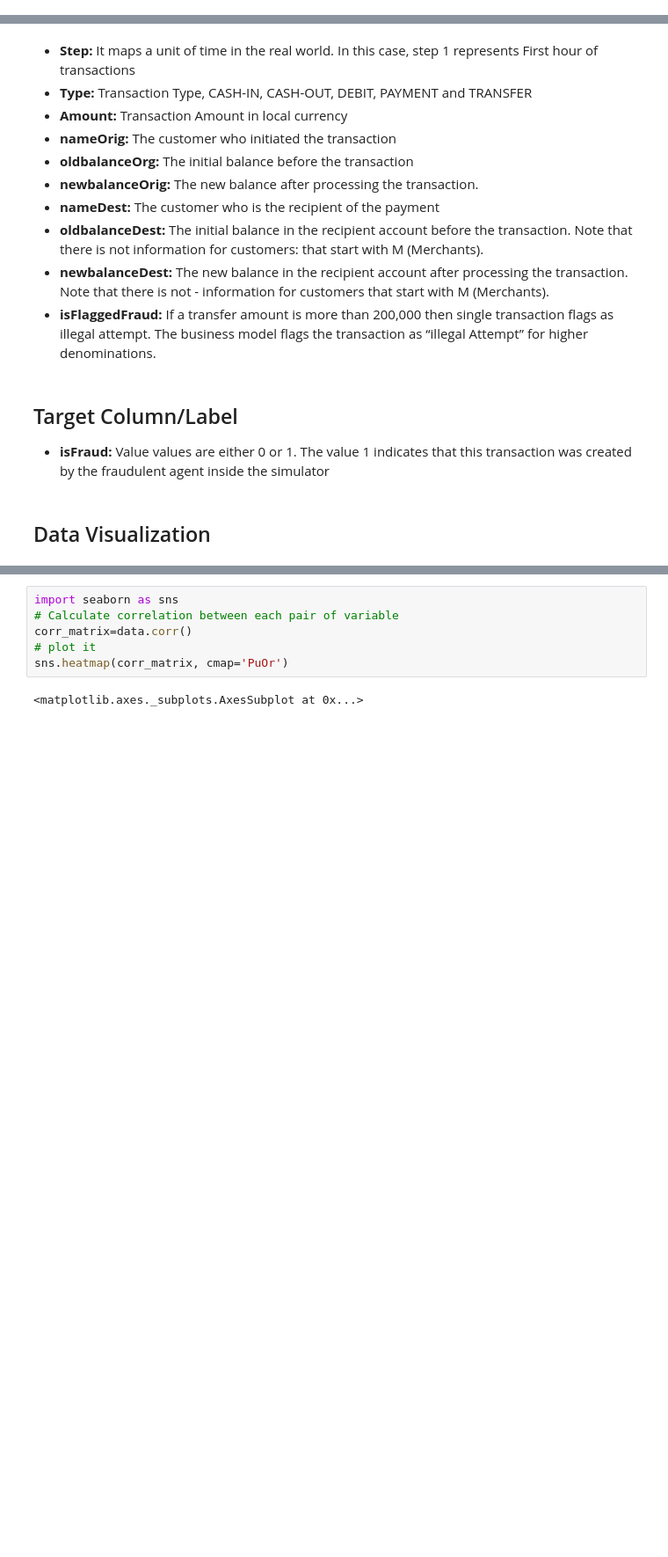
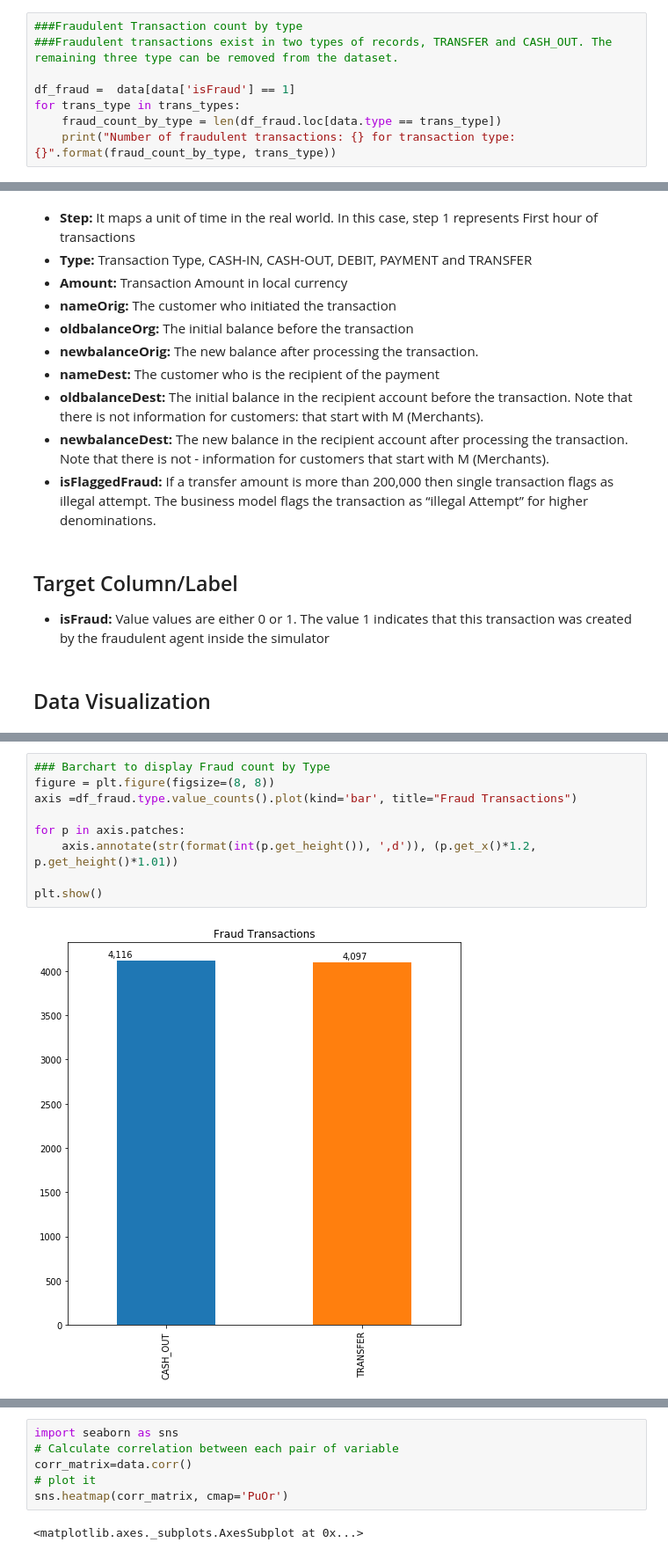
Before and after one commit to venkat998899/machine-learning, a Jupyter notebook: projects/capstone/payments_fraud.ipynb, the cells around one changed output, grey strips where cells are left out. Shown at 88% size. Drawn from its saved outputs; the diff is of its cells as text; blank space fills up the shorter version.

```diff
--- a/projects/capstone/payments_fraud.ipynb
+++ b/projects/capstone/payments_fraud.ipynb
@@ -210,3 +199,11 @@ Number of fraudulent transactions: 0 for transaction type: CASH_IN
 | 81 | 1 | TRANSFER | 78766.03 | C1376151044 | 0.00 | 0.0 | C1749186397 | 103772.00 | ... |
 | 82 | 1 | TRANSFER | 224606.64 | C873175411 | 0.00 | 0.0 | C766572210 | 354678.92 | ... |
 | 83 | 1 | TRANSFER | 125872.53 | C1443967876 | 0.00 | 0.0 | C392292416 | 348512.00 | ... |
+# %%
+###Fraudulent Transaction count by type
+###Fraudulent transactions exist in two types of records, TRANSFER and CASH_OUT. The remaining three type can be removed from the dataset.
+
+df_fraud =  data[data['isFraud'] == 1]
+for trans_type in trans_types:
+    fraud_count_by_type = len(df_fraud.loc[data.type == trans_type])
+    print("Number of fraudulent transactions: {} for transaction type: {}".format(fraud_count_by_type, trans_type))
@@ -285,0 +297,11 @@ h.figure.set_size_inches(10,6)
+# %%
+### Barchart to display Fraud count by Type
+figure = plt.figure(figsize=(8, 8))
+axis =df_fraud.type.value_counts().plot(kind='bar', title="Fraud Transactions")
+
+for p in axis.patches:
+    axis.annotate(str(format(int(p.get_height()), ',d')), (p.get_x()*1.2, p.get_height()*1.01))
+
+plt.show()
+# %% [output]
+[figure, added]
```
Also changed, not shown: parts of 16 cells of this notebook, 1 other file.
